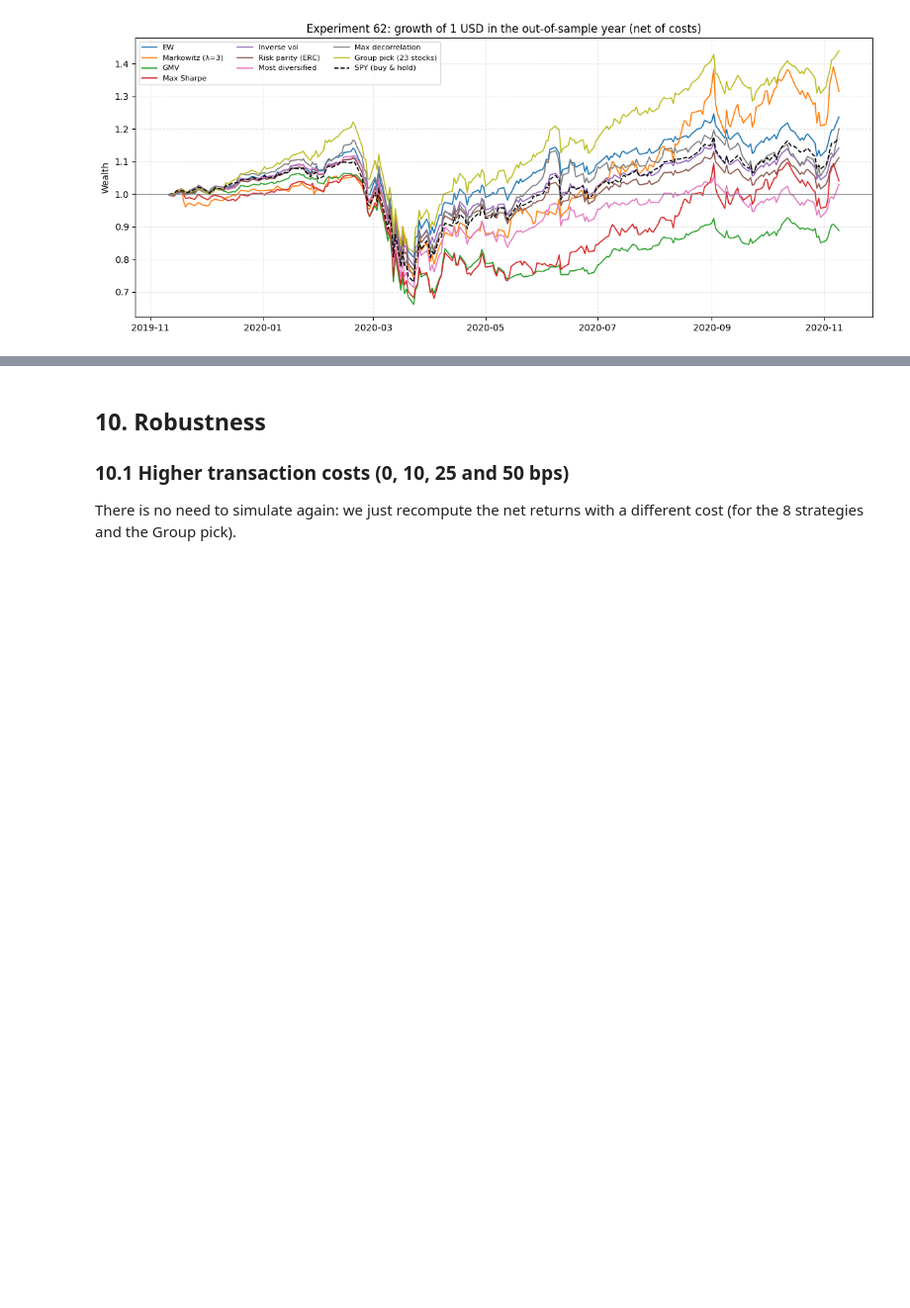
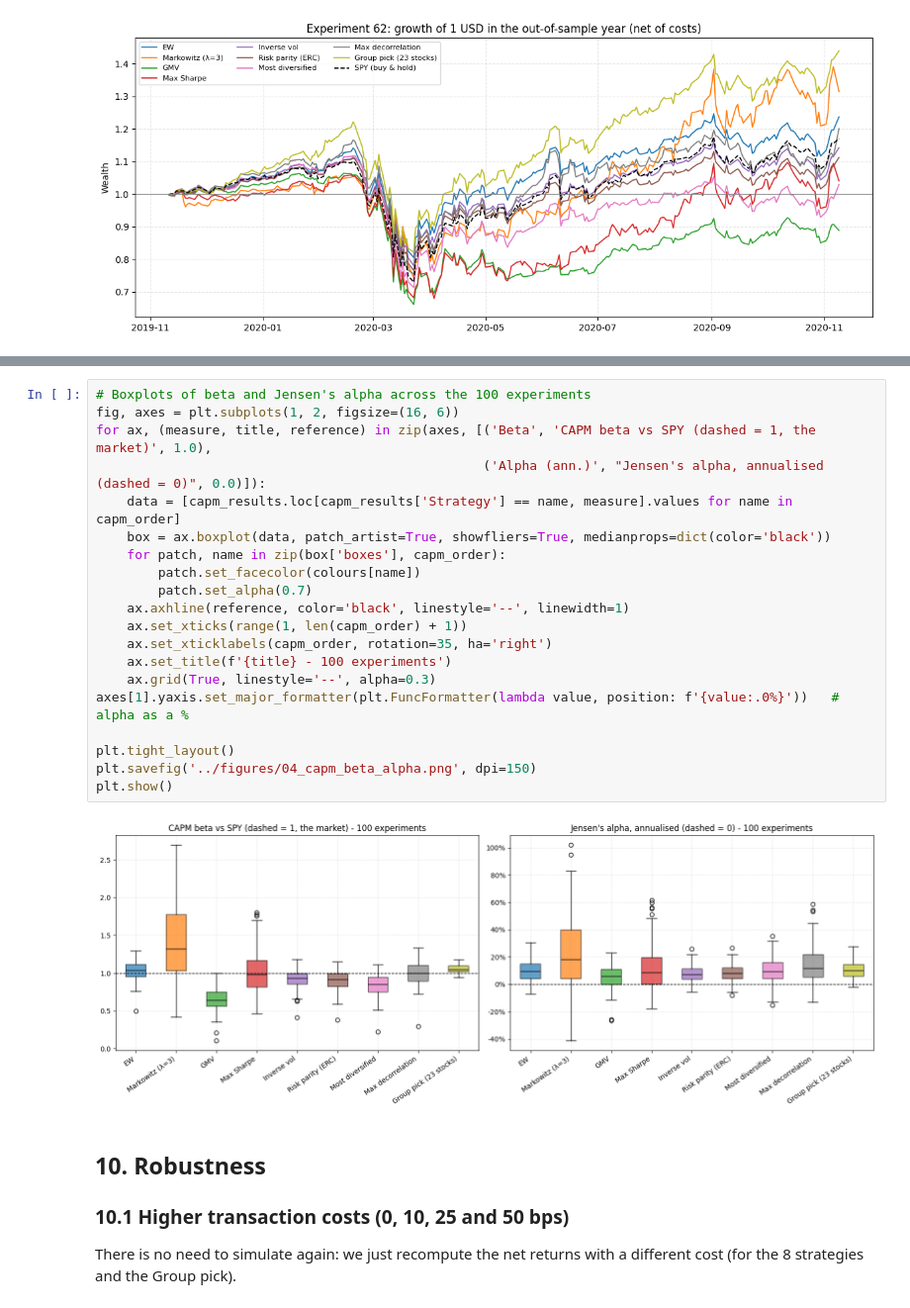
Before and after one commit to Troniospt/Projecto_Asset, a Jupyter notebook: notebooks/04_strategies_backtest.ipynb, the cells around one changed output, grey strips where cells are left out. Shown at 99% size. Drawn from its saved outputs; the diff is of its cells as text; blank space fills up the shorter version.

```diff
--- a/notebooks/04_strategies_backtest.ipynb
+++ b/notebooks/04_strategies_backtest.ipynb
@@ -1511,3 +1589,25 @@ Stocks held by the Group pick: 23
+# %%
+# Boxplots of beta and Jensen's alpha across the 100 experiments
+fig, axes = plt.subplots(1, 2, figsize=(16, 6))
+for ax, (measure, title, reference) in zip(axes, [('Beta', 'CAPM beta vs SPY (dashed = 1, the market)', 1.0),
+                                                  ('Alpha (ann.)', "Jensen's alpha, annualised (dashed = 0)", 0.0)]):
+    data = [capm_results.loc[capm_results['Strategy'] == name, measure].values for name in capm_order]
+    box = ax.boxplot(data, patch_artist=True, showfliers=True, medianprops=dict(color='black'))
+    for patch, name in zip(box['boxes'], capm_order):
+        patch.set_facecolor(colours[name])
+        patch.set_alpha(0.7)
+    ax.axhline(reference, color='black', linestyle='--', linewidth=1)
+    ax.set_xticks(range(1, len(capm_order) + 1))
+    ax.set_xticklabels(capm_order, rotation=35, ha='right')
+    ax.set_title(f'{title} - 100 experiments')
+    ax.grid(True, linestyle='--', alpha=0.3)
+axes[1].yaxis.set_major_formatter(plt.FuncFormatter(lambda value, position: f'{value:.0%}'))   # alpha as a %
+
+plt.tight_layout()
+plt.savefig('../figures/04_capm_beta_alpha.png', dpi=150)
+plt.show()
+# %% [output]
+[figure, added]
 # %% [markdown]
 ## 10. Robustness
 
```
Also changed, not shown: parts of 6 cells of this notebook, 6 other files.
